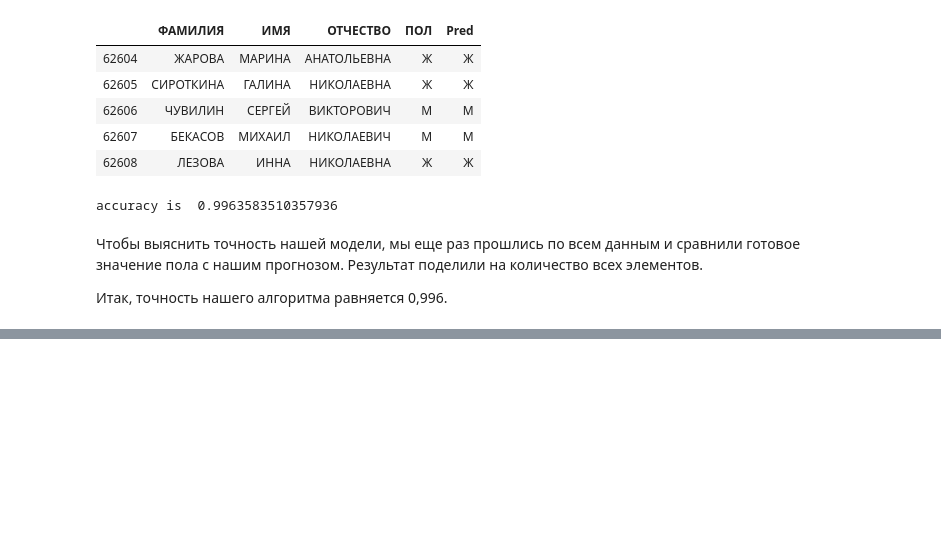
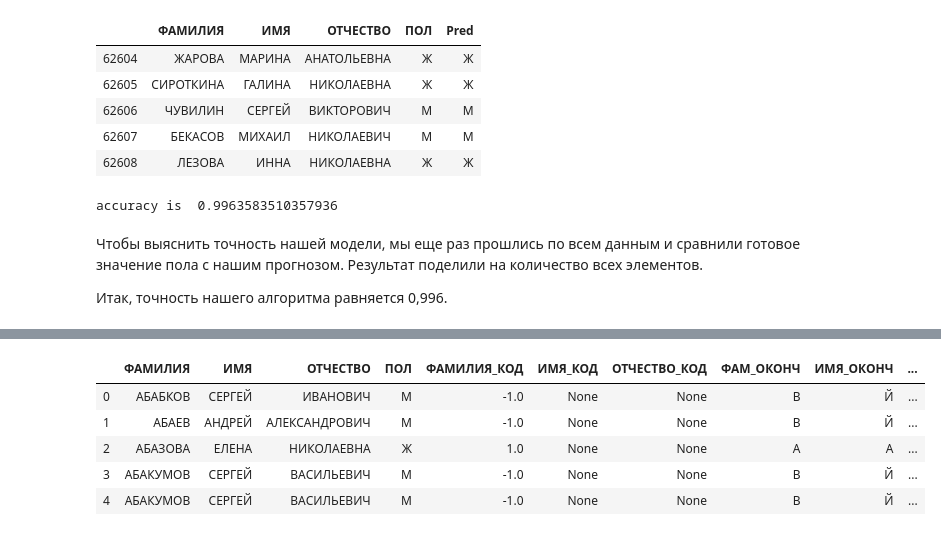
Before and after one commit to NastyaGribanova/DataAnalysis, a Jupyter notebook: projectName/ProjectName.ipynb, the cells around one changed output, grey strips where cells are left out. Cells and saved outputs as stored; diff of their text form; code cells hidden in the pictures; blank space fills up the shorter version.

```diff
--- a/projectName/ProjectName.ipynb
+++ b/projectName/ProjectName.ipynb
@@ -185,0 +272,5 @@ accuracy is  0.9963583510357936
+# %%
+data1['ФАМИЛИЯ_КОД'] = None
+data1['ИМЯ_КОД'] = None
+data1['ОТЧЕСТВО_КОД'] = None
+data1.head()
@@ -185,0 +284,11 @@ accuracy is  0.9963583510357936
+# %%
+dct = {'А': 1, 'Я': 1, 'Н': -1, 'В': -1, 'Й': -1}
+data1['ФАМИЛИЯ_КОД'] = data1['ФАМ_ОКОНЧ'].map(dct)
+data1.head()
+# %% [output]
+|  | ФАМИЛИЯ | ИМЯ | ОТЧЕСТВО | ПОЛ | ФАМИЛИЯ_КОД | ИМЯ_КОД | ОТЧЕСТВО_КОД | ФАМ_ОКОНЧ | ИМЯ_ОКОНЧ | ... |
+| 0 | АБАБКОВ | СЕРГЕЙ | ИВАНОВИЧ | М | -1.0 | None | None | В | Й | ... |
+| 1 | АБАЕВ | АНДРЕЙ | АЛЕКСАНДРОВИЧ | М | -1.0 | None | None | В | Й | ... |
+| 2 | АБАЗОВА | ЕЛЕНА | НИКОЛАЕВНА | Ж | 1.0 | None | None | А | А | ... |
+| 3 | АБАКУМОВ | СЕРГЕЙ | ВАСИЛЬЕВИЧ | М | -1.0 | None | None | В | Й | ... |
+| 4 | АБАКУМОВ | СЕРГЕЙ | ВАСИЛЬЕВИЧ | М | -1.0 | None | None | В | Й | ... |
```
Also changed, not shown: parts of 31 cells of this notebook.
